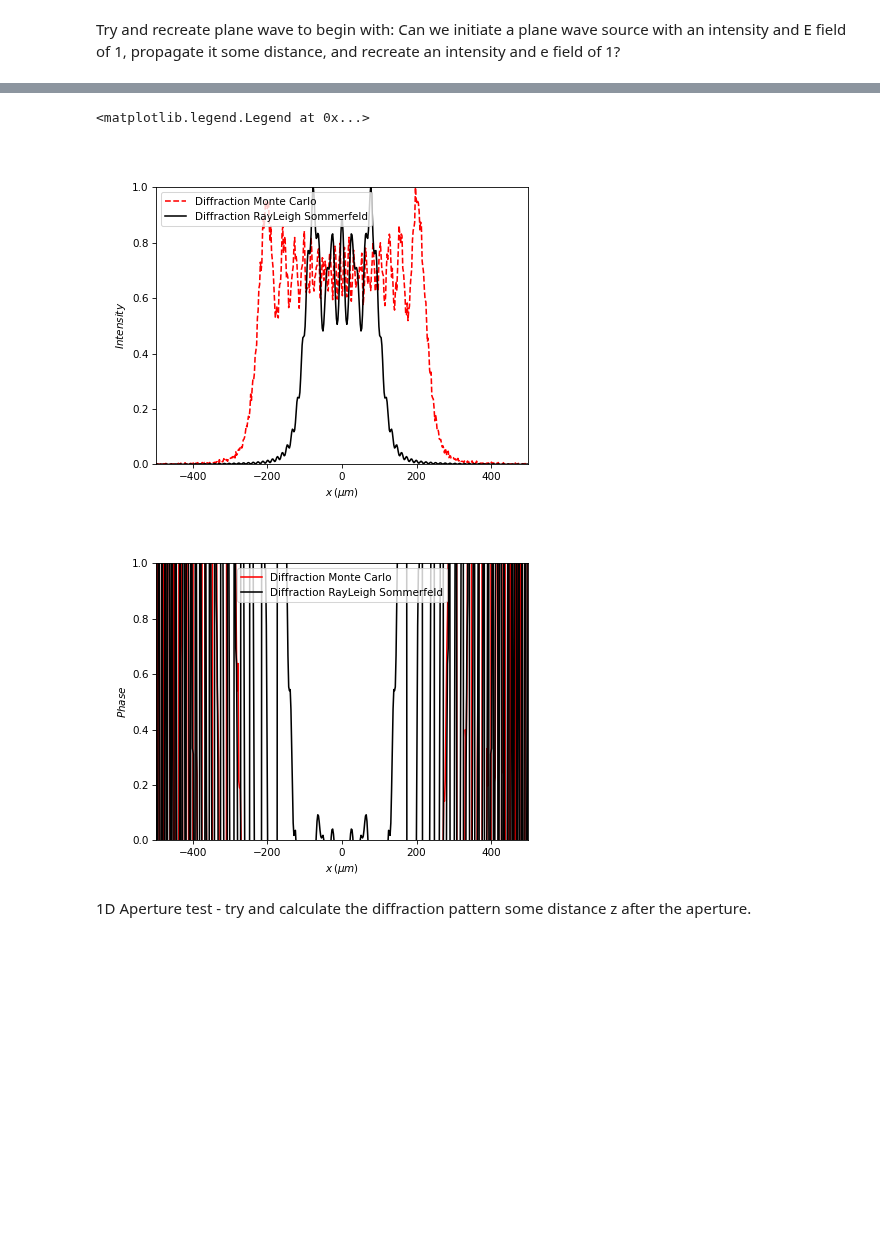
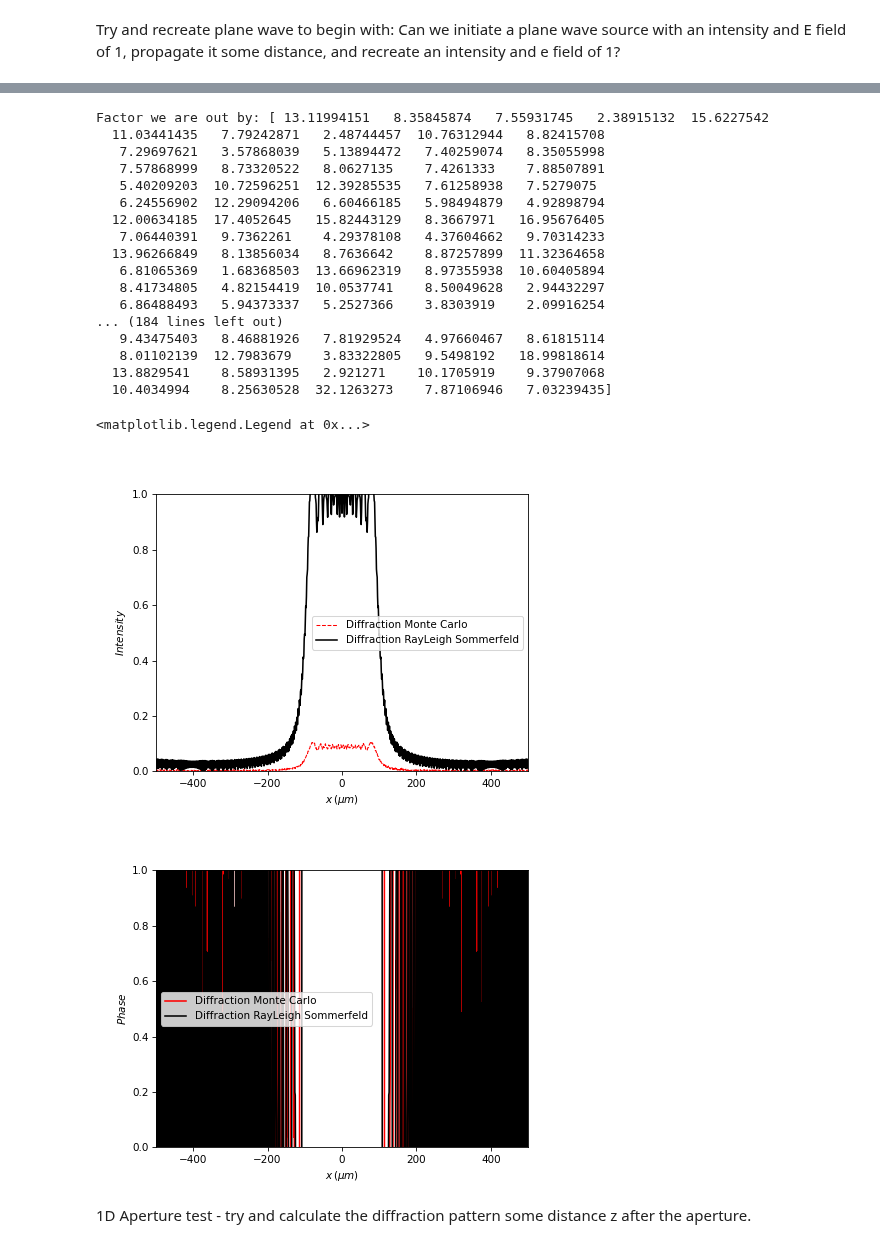
Before and after one commit to DavidLanders95/MonteCarloMS, a Jupyter notebook: montecarlodiffraction_abtem.ipynb, the cells around one changed output, grey strips where cells are left out. Saved outputs shown, nothing was run; the diff lists cells and outputs as text; code cells hidden in the pictures; blank space fills up the shorter version.

Commit message:
simplifying sample and detector coordinates

```diff
--- a/montecarlodiffraction_abtem.ipynb
+++ b/montecarlodiffraction_abtem.ipynb
@@ -69,11 +69,11 @@ def monte_carlo_diffraction_cupy(num_rays,
                            (source_x - det_x) ** 2 +
                            z_prop ** 2)
 
-        N = num_rays # Rename number of rays variable so it follows math more closely
+        N = current_batch_size # Rename number of rays variable so it follows math more closely
         dN0 = N / ((y_sam * x_sam)) # Number of rays per pixel in point source plane (plane wave implementation)
         dN1 = N / ((y_det * x_det)) # Number of rays per pixel in detector plane
 
-        dS0 = pixel_size * y_sam * x_sam # Pixel area at source plane
+        dS0 = pixel_size # area at source plane
 
         # Apparent area at detector plane - I am not sure exactly why this is correct, or if it is correct, but it gives the right answer
         # for a point source - this link seems to support what I have worked out
@@ -82,7 +82,7 @@ def monte_carlo_diffraction_cupy(num_rays,
         # rayleigh sommerfeld diffraction integral - it seems a little unneccessary to describe that equation in this way,
         # and perhaps I am missing something. At least does have the cosine term that is expected in the form of
         # the dot product between the ray and detector vector.
-        dS1 = (pixel_size * y_det * x_det) * (cp.dot(ray_direction.T, det_v)) / (distance ** 2)
+        dS1 = (pixel_size) #* (cp.dot(ray_direction.T, det_v)) / (distance ** 2)
 
         # See Chapter 2 of Marco Mout thesis - 2.97 onwards
         ws = cp.sqrt((N * dS0) / dN0) * cp.dot(ray_direction.T, source_v) # This extra dot product shows up in the papers description of this method.
@@ -154,13 +154,13 @@ def diffractio_rs_aperture_2D(x0,
 # %% [markdown]
 Try and recreate plane wave to begin with: Can we initiate a plane wave source with an intensity and E field of 1, propagate it some distance, and recreate an intensity and e field of 1?
 # %%
-aperture_diameter = 500 * um
+aperture_diameter = 200 * um
 detector_width_x = 1000 * um
 detector_width_y = 0 * um
 
-num_px_det_x = 500
+num_px_det_x = 1000
 num_px_det_y  = 1
-num_px_samp_x = 500
+num_px_samp_x = 1000
 num_px_samp_y = 1
 
 detector_px_width_x = detector_width_x / num_px_det_x
@@ -178,12 +178,12 @@ sample_yx_coords = det_yx_coords[abs(det_yx_coords[:, 1]) < aperture_diameter/2]
 det_yx_coords = det_yx_coords.T.reshape(2, num_px_det_y, num_px_det_x)
 sample_yx_coords = sample_yx_coords.T.reshape(2, num_px_samp_y, sample_yx_coords.shape[0])
 
-z_prop = 5000 * um
+z_prop = 1000 * um
 wavelength = 0.638 * um
 # %%
 u2 = diffractio_rs_aperture_1D(x0=det_yx_coords[1, 0, :],
                                 z_prop=z_prop,
                                 wavelength=wavelength,
-                                aperture_width=aperture_diameter/2,
+                                aperture_width=aperture_diameter,
                                 draw_inputs=True)
 # %% [output]
@@ -193,5 +193,5 @@ Good result: factor 1.60
 # %%
-num_rays=int(1e8)
+num_rays=int(1)
 final_image = np.zeros([num_px_det_y, num_px_det_x], dtype = np.complex128)
 
 # Assuming sample_yx_coords and det_yx_coords are defined elsewhere and are numpy arrays, convert them:
@@ -209,28 +209,47 @@ final_image = cp.asnumpy(final_image)
 # %%
 
 fig, ax = plt.subplots()
 
 ax.set_xlabel('$x\,(\mu m)$')
 ax.set_ylabel('$Intensity$')
 ax.set_xlim(left=det_yx_coords[1, 0, 0], right=det_yx_coords[1, 0, -1])
 ax.set_ylim(bottom=0)
-ax.plot(det_yx_coords[1, 0, :], np.abs(final_image[0, :])**2/np.max(np.abs(final_image[0, :])**2), '--r', label='Diffraction Monte Carlo')
-ax.plot(det_yx_coords[1, 0, :], np.abs(u2.u)**2/np.max(np.abs(u2.u)**2), '-k', label='Diffraction RayLeigh Sommerfeld')
+ax.plot(det_yx_coords[1, 0, :], np.abs(final_image[0, :]), '--r', label='Diffraction Monte Carlo', linewidth = 1)
+ax.plot(det_yx_coords[1, 0, :], np.abs(u2.u), '-k', label='Diffraction RayLeigh Sommerfeld')
 plt.legend()
+
+print('Factor we are out by:', np.abs(u2.u) / np.abs(final_image[0, :]))
 
 fig, ax = plt.subplots()
 ax.set_xlabel('$x\,(\mu m)$')
 ax.set_ylabel('$Phase$')
 ax.set_xlim(left=det_yx_coords[1, 0, 0], right=det_yx_coords[1, 0, -1])
 ax.set_ylim(bottom=0)
 ax.plot(det_yx_coords[1, 0, :], np.angle(final_image[0, :]), 'r', label='Diffraction Monte Carlo')
 ax.plot(det_yx_coords[1, 0, :], np.angle(u2.u), '-k', label='Diffraction RayLeigh Sommerfeld')
 
 plt.legend()
 # %% [output]
-<matplotlib.legend.Legend at 0x...>
+Factor we are out by: [ 13.11994151   8.35845874   7.55931745   2.38915132  15.6227542
+  11.03441435   7.79242871   2.48744457  10.76312944   8.82415708
+   7.29697621   3.57868039   5.13894472   7.40259074   8.35055998
+   7.57868999   8.73320522   8.0627135    7.4261333    7.88507891
+   5.40209203  10.72596251  12.39285535   7.61258938   7.5279075
+   6.24556902  12.29094206   6.60466185   5.98494879   4.92898794
+  12.00634185  17.4052645   15.82443129   8.3667971   16.95676405
+   7.06440391   9.7362261    4.29378108   4.37604662   9.70314233
+  13.96266849   8.13856034   8.7636642    8.87257899  11.32364658
+   6.81065369   1.68368503  13.66962319   8.97355938  10.60405894
+   8.41734805   4.82154419  10.0537741    8.50049628   2.94432297
+   6.86488493   5.94373337   5.2527366    3.8303919    2.09916254
+... (184 lines left out)
+   9.43475403   8.46881926   7.81929524   4.97660467   8.61815114
+   8.01102139  12.7983679    3.83322805   9.5498192   18.99818614
+  13.8829541    8.58931395   2.921271    10.1705919    9.37907068
+  10.4034994    8.25630528  32.1263273    7.87106946   7.03239435]
+<matplotlib.legend.Legend at 0x...>
-[figure, old version]
+[figure, new version]
-[figure, old version]
+[figure, new version]
 # %% [markdown]
 1D Aperture test - try and calculate the diffraction pattern some distance z after the aperture.
 # %%
```
Also changed, not shown: parts of 2 cells of this notebook, 1 other file.
